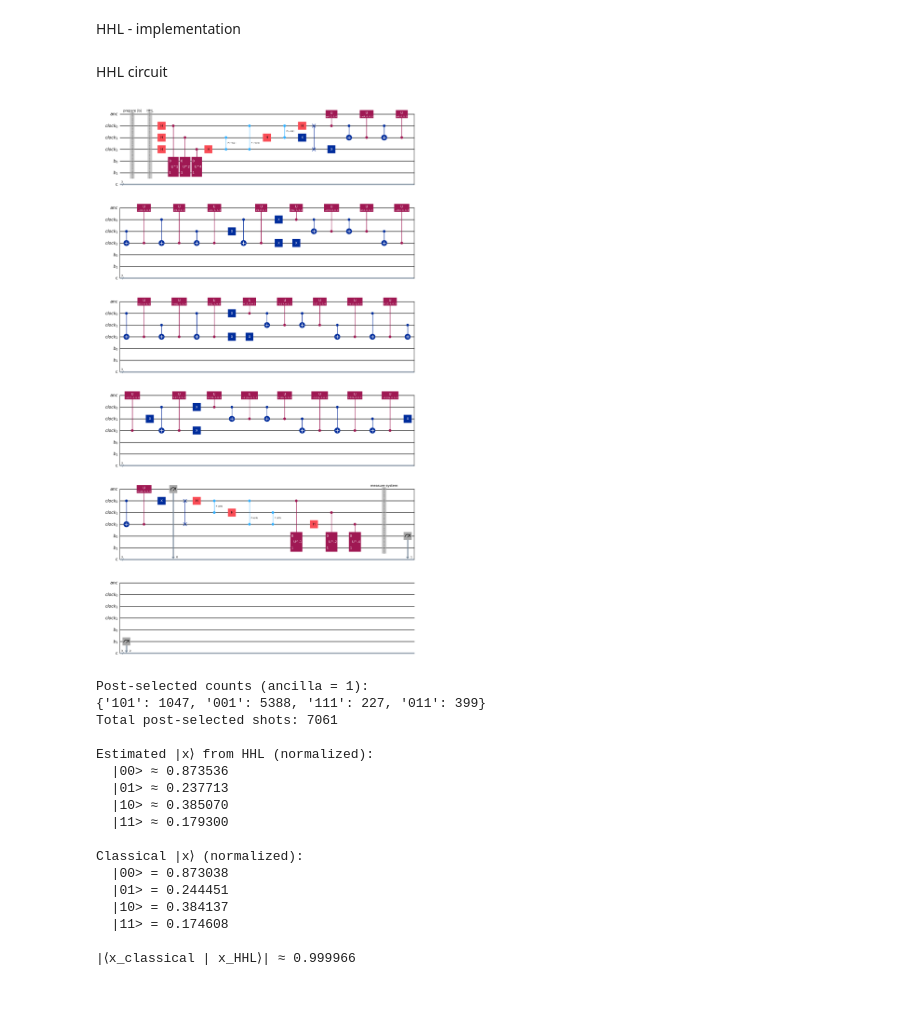
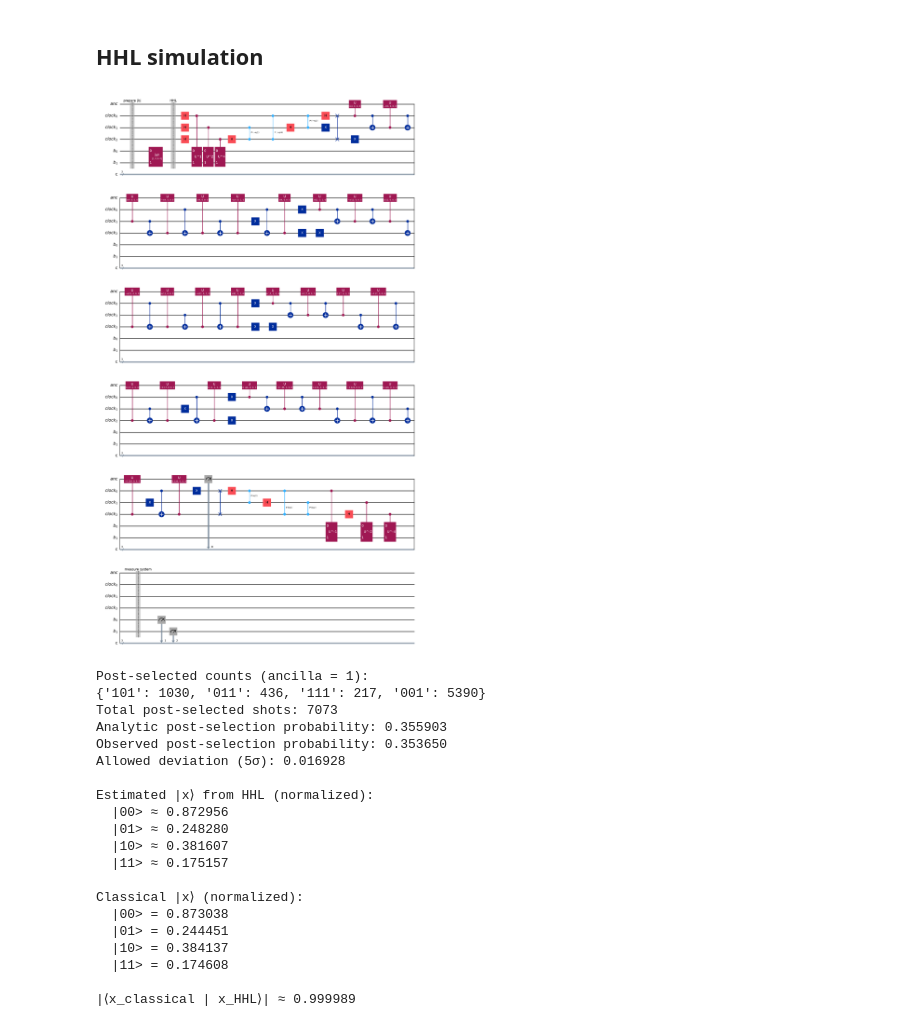
Before and after one commit to Sennaiai/Quantum-Computing, a Jupyter notebook: projects/HHL/Quantum_Algorithms_for_Solving_Linear_Systems_HHL_and_Variational_Methods.ipynb, the cells around one changed output. Drawn from its saved outputs; the diff is of its cells as text; code cells hidden in the pictures; blank space fills up the shorter version.

```diff
--- a/projects/HHL/Quantum_Algorithms_for_Solving_Linear_Systems_HHL_and_Variational_Methods.ipynb
+++ b/projects/HHL/Quantum_Algorithms_for_Solving_Linear_Systems_HHL_and_Variational_Methods.ipynb
@@ -175,8 +161,6 @@ Normalized solution |x⟩ in the computational basis (2 qubits):
   α_01 = 0.244451
   α_10 = 0.384137
   α_11 = 0.174608
-# %% [markdown]
-HHL - implementation
 # %%
 # Dependencies and setup
 
@@ -204,9 +188,9 @@ norm_x = np.linalg.norm(x)
 ket_x = x / norm_x
 
 # Backend for simulation
-simulator = AerSimulator()
+simulator = AerSimulator(seed_simulator=123)
 # %% [markdown]
-HHL circuit
+## HHL simulation
 # %%
 # QPE, R_y, and HHL circuit
 
@@ -296,16 +280,23 @@ def qpe_on_eigenvector(eig_index, shots=2048):
 pattern_to_lambda = {
     qpe_on_eigenvector(i): lam for i, lam in enumerate(eigvals)
 }
+if len(pattern_to_lambda) != len(eigvals):
+    raise RuntimeError("QPE did not produce a unique clock pattern for each eigenvalue.")
+np.testing.assert_allclose(sorted(pattern_to_lambda.values()), eigvals, atol=1e-12)
 
 # Eigenvalue-controlled R_y on ancilla
 def apply_eigenvalue_controlled_ry(circ, clock_reg, anc_reg, pattern_to_lambda, C=None):
     if C is None:
         C = min(pattern_to_lambda.values())
+    if not np.isfinite(C) or C <= 0:
+        raise ValueError("The rotation scale C must be finite and positive.")
 
     for pattern, lam in pattern_to_lambda.items():
+        if not np.isfinite(lam) or lam <= 0:
+            raise ValueError(f"Eigenvalue must be finite and positive, got {lam}.")
         ratio = C / lam
-        if ratio > 1.0:
-            raise ValueError(f"C/λ = {ratio} > 1 for λ={lam}, choose smaller C.")
+        if not 0 < ratio <= 1.0:
+            raise ValueError(f"C/λ must be in (0, 1], got {ratio} for λ={lam}.")
 
         theta = 2 * np.arcsin(ratio)
 
@@ -325,40 +316,42 @@ def apply_eigenvalue_controlled_ry(circ, clock_reg, anc_reg, pattern_to_lambda,
         for q_index in flipped:
             circ.x(clock_reg[q_index])
 
 # HHL routine
 def hhl(circ, anc_reg, clock_reg, system_reg, classical_reg):
     qpe(circ, clock_reg, system_reg)
     apply_eigenvalue_controlled_ry(
         circ,
         clock_reg,
         anc_reg,
         pattern_to_lambda,
         C=min(eigvals),
     )
     circ.measure(anc_reg[0], classical_reg[0])
     inv_qpe(circ, clock_reg, system_reg)
 
 # State preparation and full HHL circuit
 circuit.barrier(label="prepare |b|")
+circuit.initialize(ket_b, b_reg)
 
 
 circuit.barrier(label="HHL")
 hhl(circuit, ancilla, clock, b_reg, creg)
 
 circuit.barrier(label="measure system")
 circuit.measure(b_reg[0], creg[1])
 circuit.measure(b_reg[1], creg[2])
 
 # Draw circuit
 circuit.draw(output="mpl")
 # %% [output]
-[figure, old version]
+[figure, new version]
 # %%
 #Simulate HHL, post-select ancilla = 1, estimate |x⟩
 
 # Transpile and run
 tcirc = transpile(circuit, simulator)
-result = simulator.run(tcirc, shots=20000).result()
+shots = 20_000
+result = simulator.run(tcirc, shots=shots, seed_simulator=123).result()
 counts = result.get_counts()
 
 # Post-select on ancilla = 1 (c0 is the rightmost classical bit)
@@ -383,11 +376,31 @@ for bitstring, count in post_counts.items():
     idx = int(sys_bits, 2)
     amps[idx] += count
 
-if total_post > 0:
-    probs = amps / total_post
-    est_ket_x = np.sqrt(probs)
-else:
-    est_ket_x = amps
+if total_post == 0:
+    raise RuntimeError("HHL post-selection produced no successful shots.")
+expected_success_probability = (
+    min(eigvals) / norm_b
+) ** 2 * np.linalg.norm(x) ** 2
+if not 0 <= expected_success_probability <= 1:
+    raise AssertionError(
+        f"Analytic HHL success probability is invalid: {expected_success_probability:.6f}."
+    )
+observed_success_probability = total_post / shots
+success_probability_standard_error = np.sqrt(
+    expected_success_probability
+    * (1 - expected_success_probability)
+    / shots
+)
+success_probability_tolerance = 5 * success_probability_standard_error
+print(f"Analytic post-selection probability: {expected_success_probability:.6f}")
+print(f"Observed post-selection probability: {observed_success_probability:.6f}")
+print(f"Allowed deviation (5σ): {success_probability_tolerance:.6f}")
+if abs(observed_success_probability - expected_success_probability) > success_probability_tolerance:
+    raise AssertionError(
+        "Observed HHL post-selection probability is outside the 5σ binomial tolerance."
+    )
+probs = amps / total_post
+est_ket_x = np.sqrt(probs)
 
 print("\nEstimated |x⟩ from HHL (normalized):")
 for i, amp in enumerate(est_ket_x):
@@ -398,17 +411,24 @@ for i, amp in enumerate(ket_x):
     print(f"  |{i:02b}> = {amp:.6f}")
 
 overlap = np.vdot(ket_x, est_ket_x)
+hhl_fidelity = abs(overlap) ** 2
 print(f"\n|⟨x_classical | x_HHL⟩| ≈ {abs(overlap):.6f}")
+np.testing.assert_allclose(np.linalg.norm(est_ket_x), 1.0, atol=1e-12)
+if hhl_fidelity < 0.99:
+    raise AssertionError(f"HHL state fidelity {hhl_fidelity:.4f} is below 0.99.")
 # %% [output]
 Post-selected counts (ancilla = 1):
-{'101': 1047, '001': 5388, '111': 227, '011': 399}
-Total post-selected shots: 7061
+{'101': 1030, '011': 436, '111': 217, '001': 5390}
+Total post-selected shots: 7073
+Analytic post-selection probability: 0.355903
+Observed post-selection probability: 0.353650
+Allowed deviation (5σ): 0.016928
 
 Estimated |x⟩ from HHL (normalized):
-  |00> ≈ 0.873536
-  |01> ≈ 0.237713
-  |10> ≈ 0.385070
-  |11> ≈ 0.179300
+  |00> ≈ 0.872956
+  |01> ≈ 0.248280
+  |10> ≈ 0.381607
+  |11> ≈ 0.175157
 
 Classical |x⟩ (normalized):
   |00> = 0.873038
@@ -416,7 +436,7 @@ Classical |x⟩ (normalized):
   |10> = 0.384137
   |11> = 0.174608
 
-|⟨x_classical | x_HHL⟩| ≈ 0.999966
+|⟨x_classical | x_HHL⟩| ≈ 0.999989
 # %%
 from qiskit.visualization import plot_histogram
 
```
Also changed, not shown: parts of 19 cells of this notebook, 4 other files.
